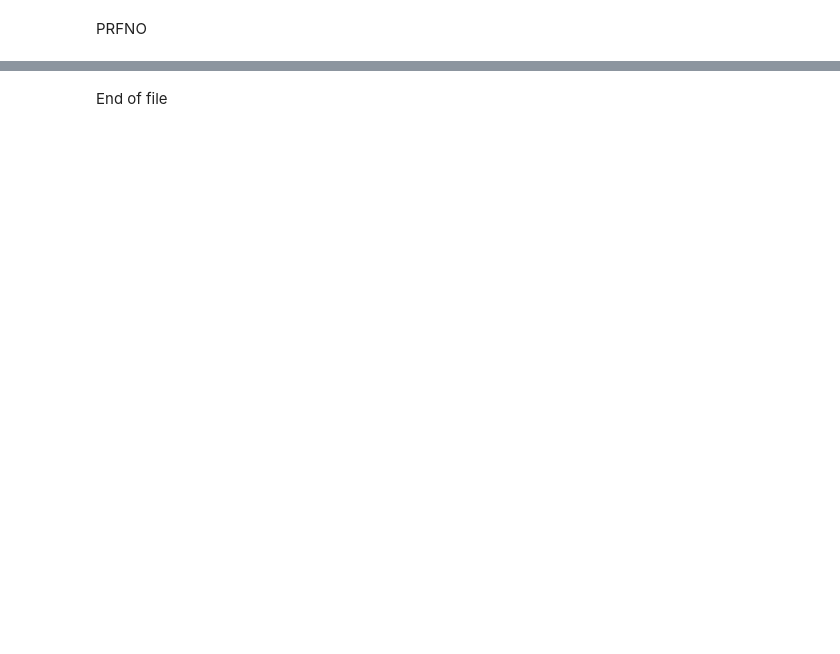
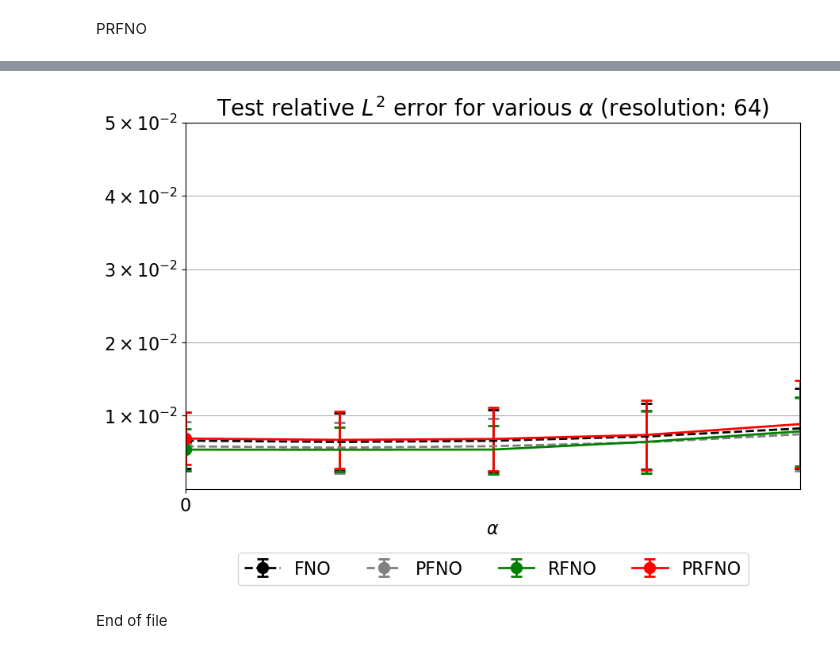
Before and after one commit to Gwangjae-Jung/parameterized_Boltzmann_solver, a Jupyter notebook: inference_2D/inference.ipynb, the cells around one changed output, grey strips where cells are left out. Drawn from its saved outputs; the diff is of its cells as text; code cells hidden in the pictures; blank space fills up the shorter version.

```diff
--- a/inference_2D/inference.ipynb
+++ b/inference_2D/inference.ipynb
@@ -384,0 +408,16 @@ fig.show()
+# %%
+unique_params = params.cpu().unique()
+unique_params = torch.sort(unique_params)[0]
+unique_params_train = unique_params[::5]
+unique_params_ood   = unique_params[~torch.isin(unique_params, unique_params_train)]
+def partition_rel_error(rel_error: torch.Tensor) -> list[torch.Tensor]:
+    return [
+        rel_error[params.cpu().squeeze(-1)==alpha]
+        for alpha in unique_params
+    ]
+
+
+partitioned_rel_error_fno      = partition_rel_error(max_rel_error_fno)
+partitioned_rel_error_pfno     = partition_rel_error(max_rel_error_pfno)
+partitioned_rel_error_rfno     = partition_rel_error(max_rel_error_rfno)
+partitioned_rel_error_prfno    = partition_rel_error(max_rel_error_prfno)
@@ -385,2 +448,44 @@ fig.show()
+# %%
+plt.figure(figsize=(10, 6))
+plt.title(rf"Test relative $L^2$ error for various $\alpha$ (resolution: {res_v})", fontsize=SIZE_TITLE)
+for list_mean, list_std, _color, _ls, _lbl in zip(
+        [
+            partitioned_rel_error_fno_mean,
+            partitioned_rel_error_pfno_mean,
+            partitioned_rel_error_rfno_mean,
+            partitioned_rel_error_prfno_mean,
+        ],
+        [
+            partitioned_rel_error_fno_std,
+            partitioned_rel_error_pfno_std,
+            partitioned_rel_error_rfno_std,
+            partitioned_rel_error_prfno_std,
+        ],
+        LIST_COLOR_2,
+        LIST_LINESTYLE,
+        LIST_LABELS
+    ):
+    plt.errorbar(
+        unique_params, list_mean,
+        yerr=list_std,
+        color=_color, linestyle=_ls, linewidth=LINEWIDTH_2,
+        label=_lbl,
+        marker='o', markevery=5, markersize=MARKERSIZE,
+        capsize=MARKERSIZE/2, capthick=2,
+    )
+
+plt.xlim(unique_params.min().item(), unique_params.max().item())
+plt.ylim(0, 5e-2)
+plt.xlabel(r"$\alpha$", fontsize=SIZE_LABEL)
+# plt.ylabel("Relative $L^2$ error", fontsize=SIZE_LABEL)
+# plt.yscale('log')
+plt.xticks(unique_params_train, list(map(lambda x: f"{int(4*x)}/4" if 0<x and x<1 else f"{int(x)}", unique_params_train)))
+plt.yticks([k*1e-2 for k in range(1, 6)], [rf"${k} \times 10^{{-2}}$" for k in range(1, 6)])
+plt.tick_params(axis='both', which='both', labelsize=SIZE_TICK)
+plt.legend(bbox_to_anchor=(0.5, -0.15), loc='upper center', fontsize=SIZE_LABEL, ncol=4)
+plt.grid()
+plt.savefig(f"test_error_vs_alpha__res{res_v:03d}.pdf", bbox_inches='tight')
+# %% [output]
+[figure, added]
 # %% [markdown]
 End of file
```
Also changed, not shown: parts of 15 cells of this notebook, 14 other files.
